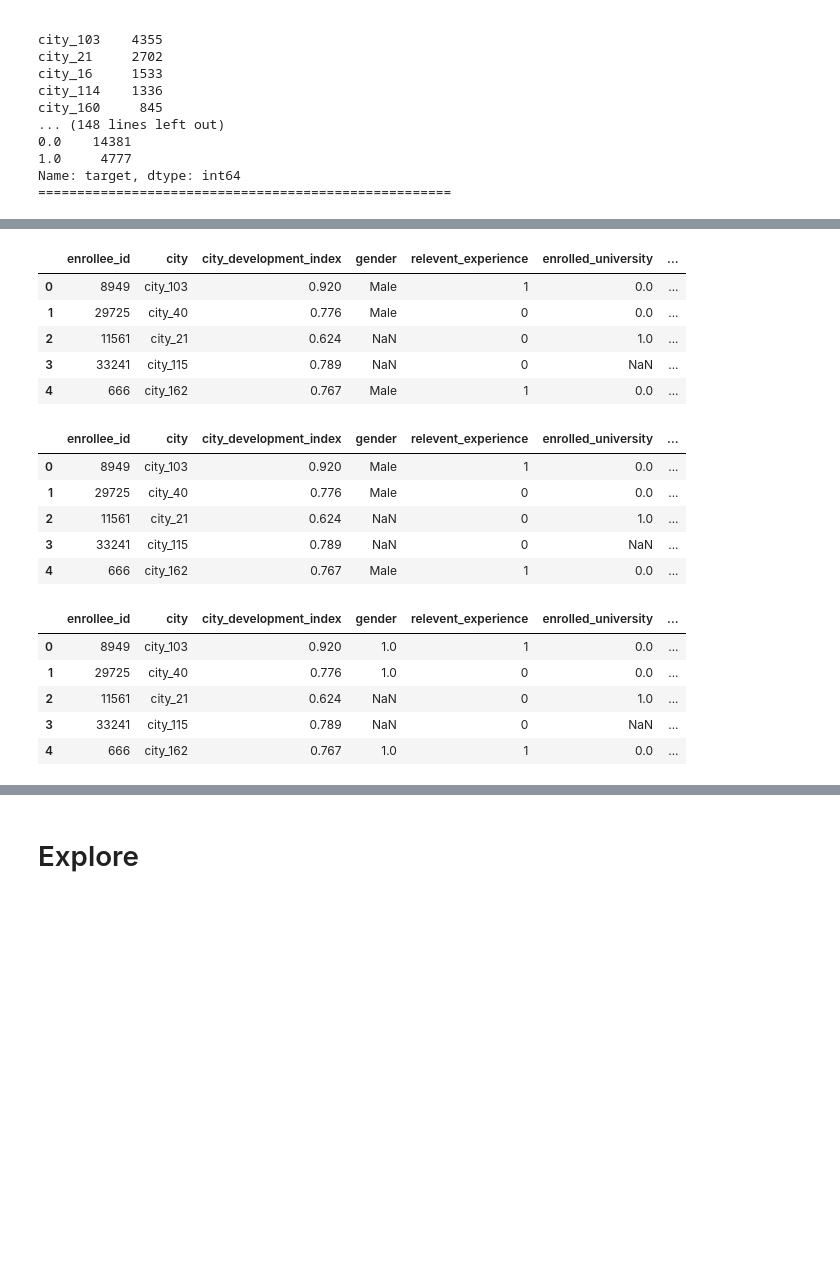
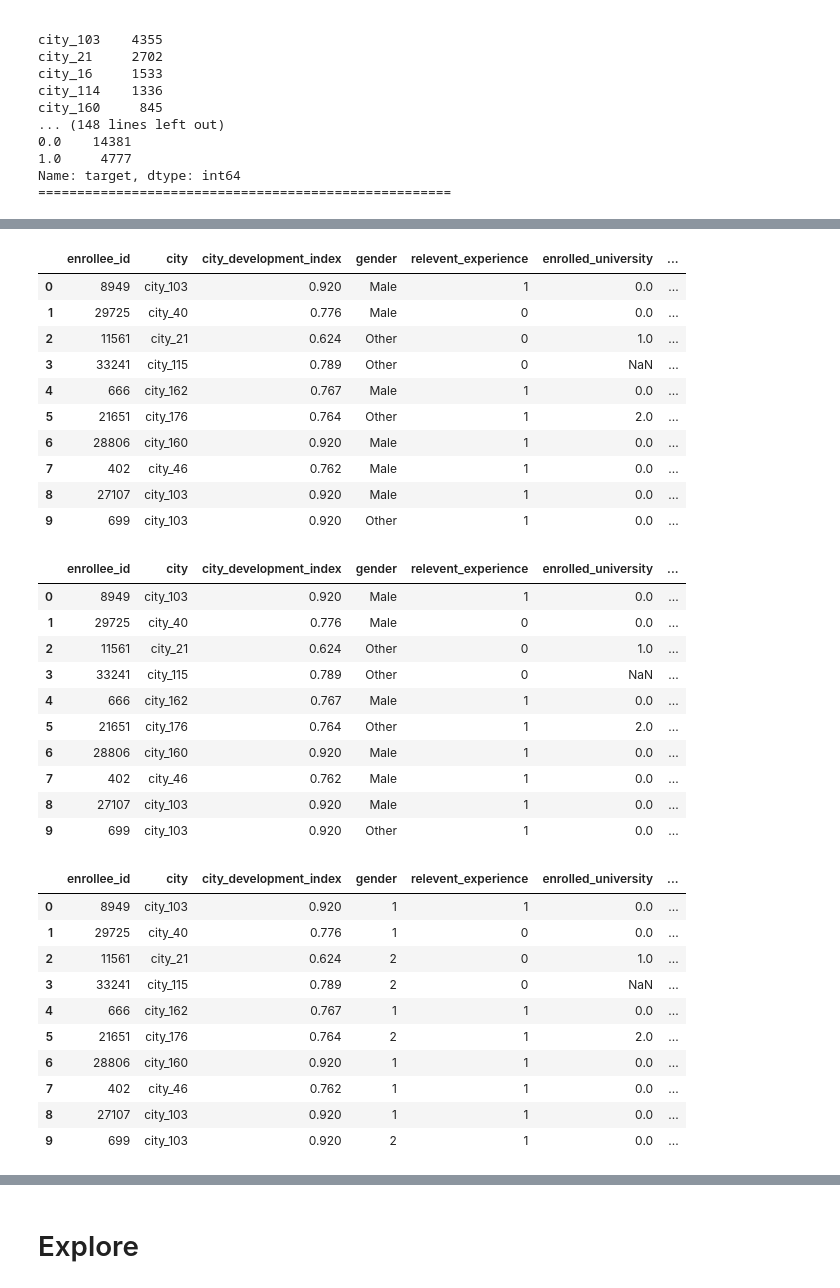
Before and after one commit to LinhQuach13/Individual_project_HR_analytics, a Jupyter notebook: Workbook.ipynb, the cells around one changed output, grey strips where cells are left out. Drawn from its saved outputs; the diff is of its cells as text; code cells hidden in the pictures; blank space fills up the shorter version.

```diff
--- a/Workbook.ipynb
+++ b/Workbook.ipynb
@@ -131,0 +178,3 @@ Name: target, dtype: int64
+# %%
+#fill the gender column and company type nulls with other category
+aug_train_df[['gender','company_type']] =aug_train_df[['gender','company_type']].fillna('Other')
@@ -147,40 +233,55 @@ aug_train_df.head()
 aug_train_df.enrolled_university.replace({'Part time course': 2,'Full time course': 1, 'no_enrollment': 0}, inplace = True)
 # %%
 #Verify enrolled university column was changed
-aug_train_df.head()
+aug_train_df.head(10)
 # %% [output]
 |  | enrollee_id | city | city_development_index | gender | relevent_experience | enrolled_university | ... |
 | 0 | 8949 | city_103 | 0.920 | Male | 1 | 0.0 | ... |
 | 1 | 29725 | city_40 | 0.776 | Male | 0 | 0.0 | ... |
-| 2 | 11561 | city_21 | 0.624 | NaN | 0 | 1.0 | ... |
-| 3 | 33241 | city_115 | 0.789 | NaN | 0 | NaN | ... |
+| 2 | 11561 | city_21 | 0.624 | Other | 0 | 1.0 | ... |
+| 3 | 33241 | city_115 | 0.789 | Other | 0 | NaN | ... |
 | 4 | 666 | city_162 | 0.767 | Male | 1 | 0.0 | ... |
+| 5 | 21651 | city_176 | 0.764 | Other | 1 | 2.0 | ... |
+| 6 | 28806 | city_160 | 0.920 | Male | 1 | 0.0 | ... |
+| 7 | 402 | city_46 | 0.762 | Male | 1 | 0.0 | ... |
+| 8 | 27107 | city_103 | 0.920 | Male | 1 | 0.0 | ... |
+| 9 | 699 | city_103 | 0.920 | Other | 1 | 0.0 | ... |
 # %%
 #encode education level
 aug_train_df.education_level.replace({'Phd': 4, 'Masters': 3, 'Graduate': 2, 'High School': 1, 'Primary School': 0}, inplace = True)
 # %%
 #Verify education level column was changed
-aug_train_df.head()
+aug_train_df.head(10)
 # %% [output]
 |  | enrollee_id | city | city_development_index | gender | relevent_experience | enrolled_university | ... |
 | 0 | 8949 | city_103 | 0.920 | Male | 1 | 0.0 | ... |
 | 1 | 29725 | city_40 | 0.776 | Male | 0 | 0.0 | ... |
-| 2 | 11561 | city_21 | 0.624 | NaN | 0 | 1.0 | ... |
-| 3 | 33241 | city_115 | 0.789 | NaN | 0 | NaN | ... |
+| 2 | 11561 | city_21 | 0.624 | Other | 0 | 1.0 | ... |
+| 3 | 33241 | city_115 | 0.789 | Other | 0 | NaN | ... |
 | 4 | 666 | city_162 | 0.767 | Male | 1 | 0.0 | ... |
+| 5 | 21651 | city_176 | 0.764 | Other | 1 | 2.0 | ... |
+| 6 | 28806 | city_160 | 0.920 | Male | 1 | 0.0 | ... |
+| 7 | 402 | city_46 | 0.762 | Male | 1 | 0.0 | ... |
+| 8 | 27107 | city_103 | 0.920 | Male | 1 | 0.0 | ... |
+| 9 | 699 | city_103 | 0.920 | Other | 1 | 0.0 | ... |
 # %%
 #encode gender
 aug_train_df.gender.replace({'Other': 2, 'Male': 1, 'Female': 0}, inplace = True)
 # %%
 #Verify gender column was changed
-aug_train_df.head()
+aug_train_df.head(10)
 # %% [output]
 |  | enrollee_id | city | city_development_index | gender | relevent_experience | enrolled_university | ... |
-| 0 | 8949 | city_103 | 0.920 | 1.0 | 1 | 0.0 | ... |
-| 1 | 29725 | city_40 | 0.776 | 1.0 | 0 | 0.0 | ... |
-| 2 | 11561 | city_21 | 0.624 | NaN | 0 | 1.0 | ... |
-| 3 | 33241 | city_115 | 0.789 | NaN | 0 | NaN | ... |
-| 4 | 666 | city_162 | 0.767 | 1.0 | 1 | 0.0 | ... |
+| 0 | 8949 | city_103 | 0.920 | 1 | 1 | 0.0 | ... |
+| 1 | 29725 | city_40 | 0.776 | 1 | 0 | 0.0 | ... |
+| 2 | 11561 | city_21 | 0.624 | 2 | 0 | 1.0 | ... |
+| 3 | 33241 | city_115 | 0.789 | 2 | 0 | NaN | ... |
+| 4 | 666 | city_162 | 0.767 | 1 | 1 | 0.0 | ... |
+| 5 | 21651 | city_176 | 0.764 | 2 | 1 | 2.0 | ... |
+| 6 | 28806 | city_160 | 0.920 | 1 | 1 | 0.0 | ... |
+| 7 | 402 | city_46 | 0.762 | 1 | 1 | 0.0 | ... |
+| 8 | 27107 | city_103 | 0.920 | 1 | 1 | 0.0 | ... |
+| 9 | 699 | city_103 | 0.920 | 2 | 1 | 0.0 | ... |
 # %%
 #encode company type column
 aug_train_df.company_type.replace({'Other': 5, 'NGO': 4, 'Early Stage Startup': 3, 'Public Sector': 2, 'Funded Startup': 1, 'Pvt Ltd': 0}, inplace = True)
```
Also changed, not shown: parts of 14 cells of this notebook.
